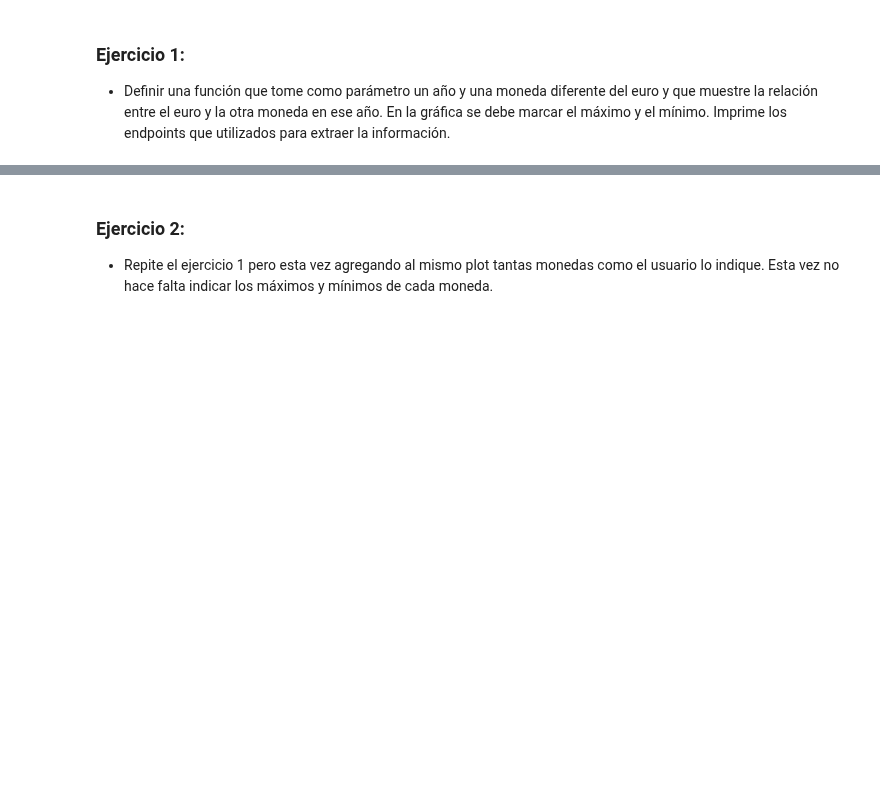
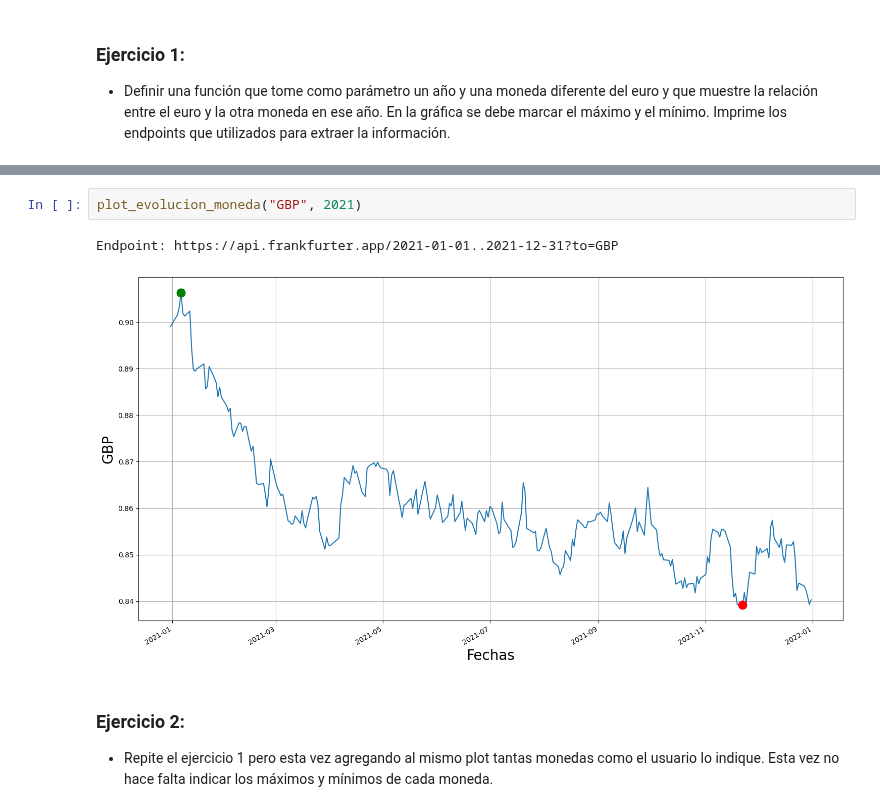
Before and after one commit to CaroliCosas/Bootcamp_Data_Science, a Jupyter notebook: mod3-estudio-data-science/01_Estudio_Notebooks Ejercicios/14.api_frankfurter_ejercicios.ipynb, the cells around one changed output, grey strips where cells are left out. Drawn from its saved outputs; the diff is of its cells as text; blank space fills up the shorter version.

```diff
--- a/mod3-estudio-data-science/01_Estudio_Notebooks Ejercicios/14.api_frankfurter_ejercicios.ipynb
+++ b/mod3-estudio-data-science/01_Estudio_Notebooks Ejercicios/14.api_frankfurter_ejercicios.ipynb
@@ -73,3 +100,8 @@ def plot_evolucion_moneda(currency, year):
+# %%
+plot_evolucion_moneda("GBP", 2021)
+# %% [output]
+Endpoint: https://api.frankfurter.app/2021-01-01..2021-12-31?to=GBP
+[figure, added]
 # %% [markdown]
 ### Ejercicio 2:
 
```
Also changed, not shown: parts of 3 cells of this notebook.
